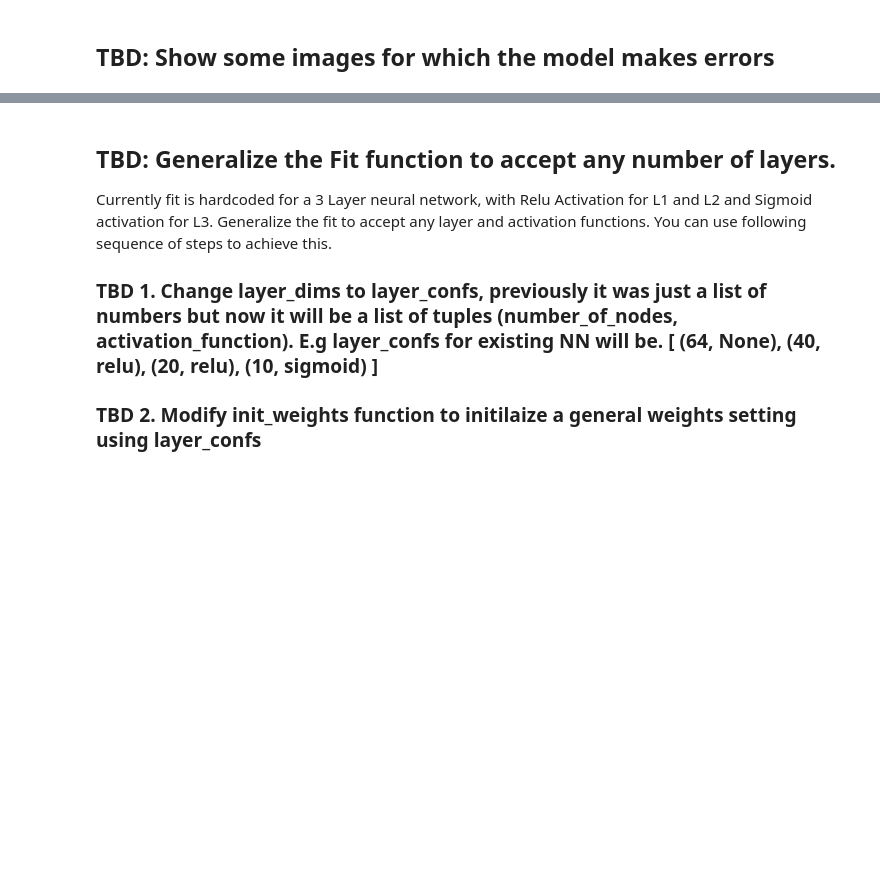
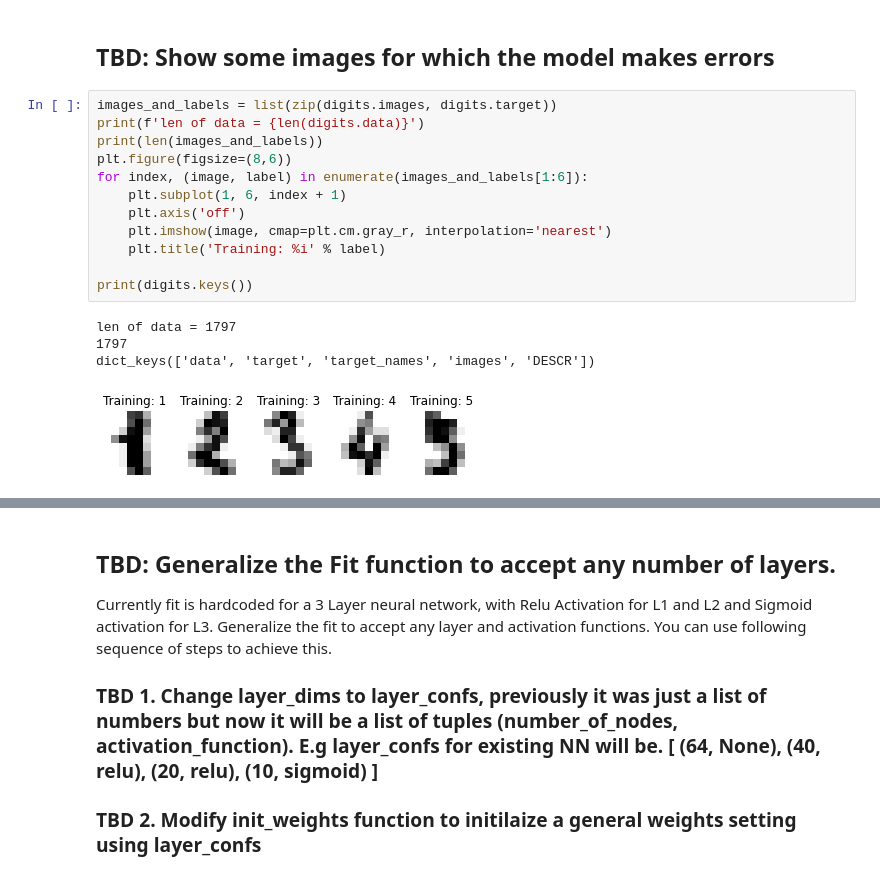
Before and after one commit to anna985/pml-1, a Jupyter notebook: course/Problem025_NNScratch/025.ipynb, the cells around one changed output, grey strips where cells are left out. Cells and saved outputs as stored; diff of their text form; blank space fills up the shorter version.

```diff
--- a/course/Problem025_NNScratch/025.ipynb
+++ b/course/Problem025_NNScratch/025.ipynb
@@ -348,2 +370,19 @@ accuracy_test = compute_accuracy(X_test, Y_test, weights)
 # %% [markdown]
 ## TBD: Show some images for which the model makes errors
+# %%
+images_and_labels = list(zip(digits.images, digits.target))
+print(f'len of data = {len(digits.data)}')
+print(len(images_and_labels))
+plt.figure(figsize=(8,6))
+for index, (image, label) in enumerate(images_and_labels[1:6]):
+    plt.subplot(1, 6, index + 1)
+    plt.axis('off')
+    plt.imshow(image, cmap=plt.cm.gray_r, interpolation='nearest')
+    plt.title('Training: %i' % label)
+
+print(digits.keys())
+# %% [output]
+len of data = 1797
+1797
+dict_keys(['data', 'target', 'target_names', 'images', 'DESCR'])
+[figure, added]
```
Also changed, not shown: parts of 8 cells of this notebook.
